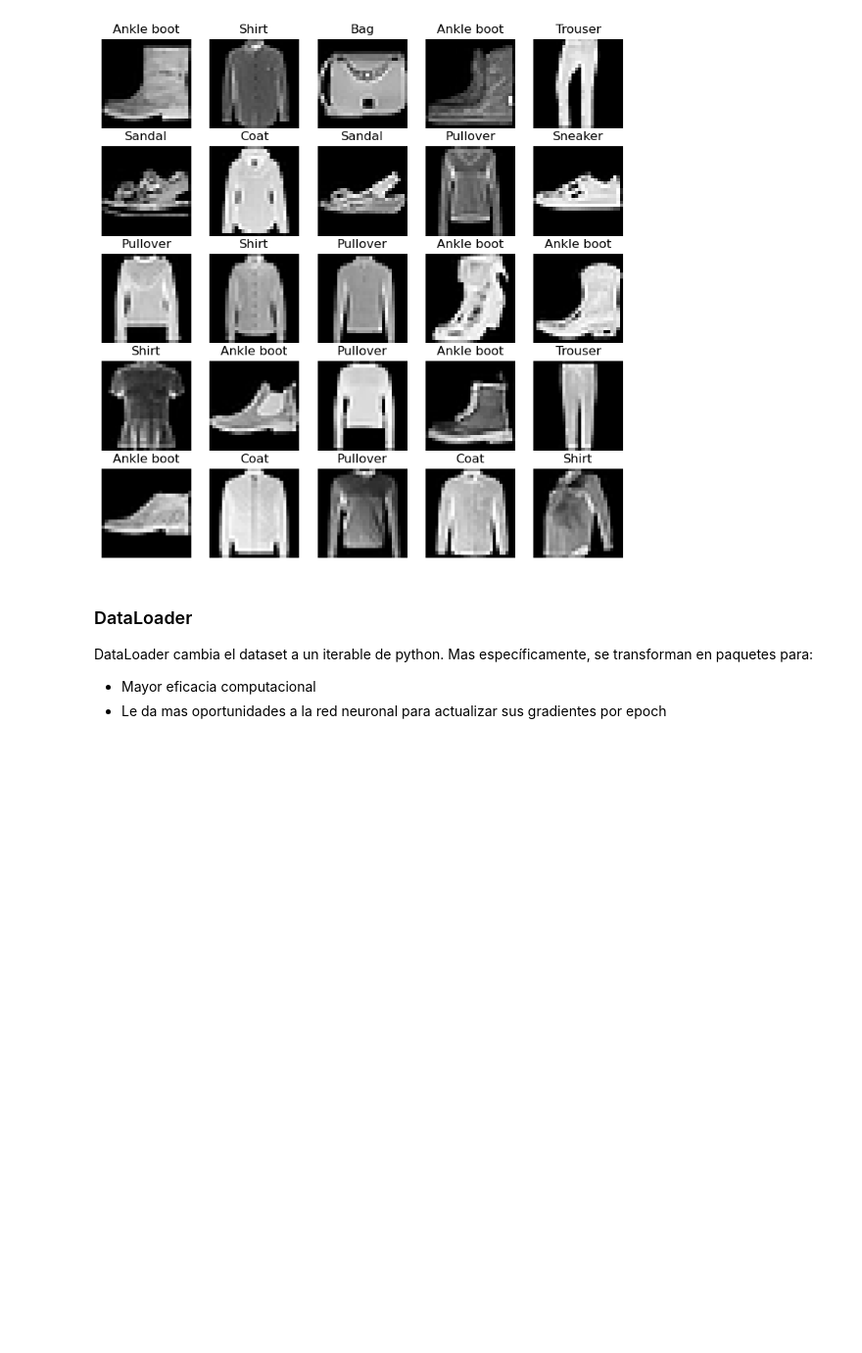
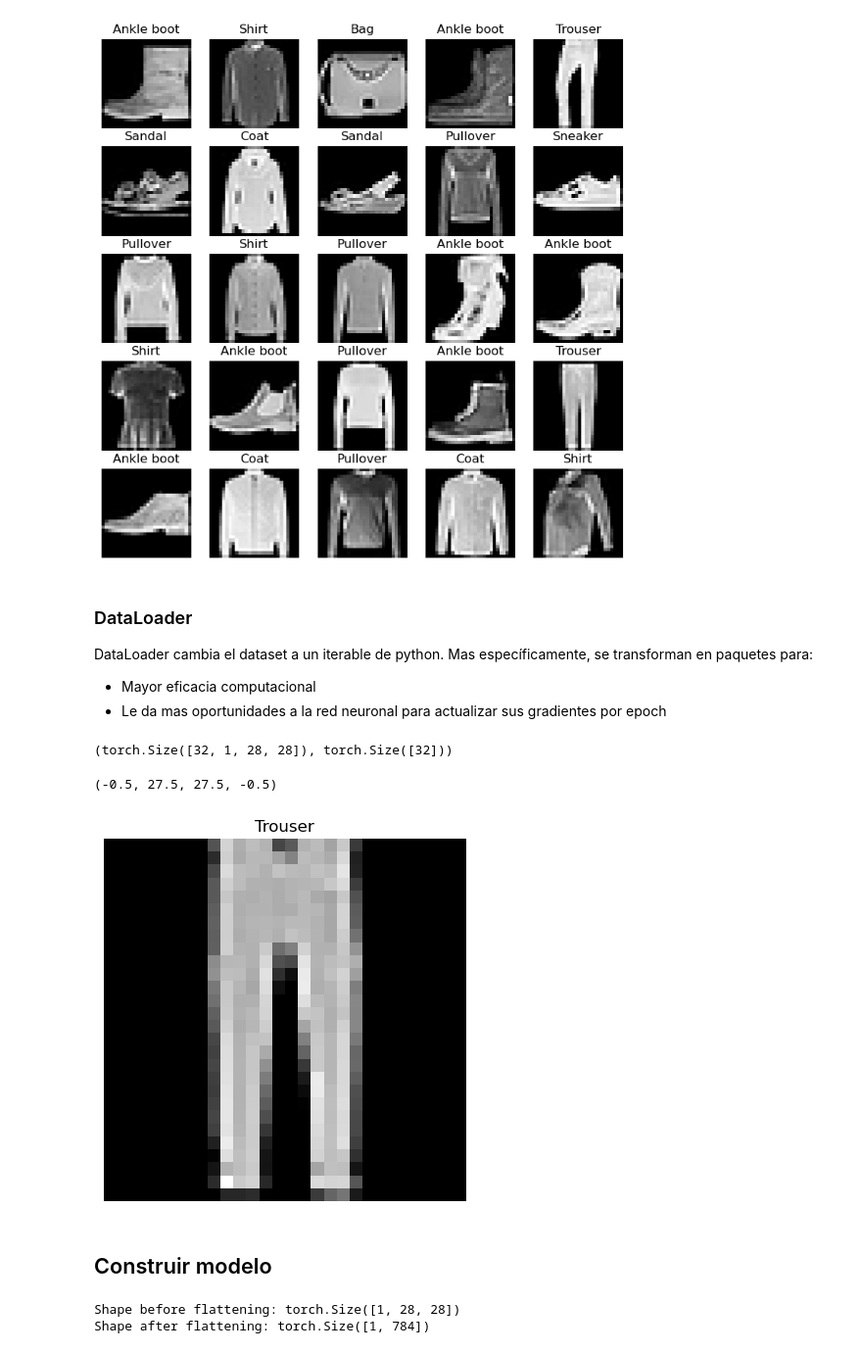
Before and after one commit to Joaqo99/Pytorch-tutorial, a Jupyter notebook: 03_Computer vision.ipynb, the cells around one changed output. Shown: that part at 98% size. Drawn from its saved outputs; the diff is of its cells as text; code cells hidden in the pictures; blank space fills up the shorter version.

Commit message:
Computer vision - Baseline model

```diff
--- a/03_Computer vision.ipynb
+++ b/03_Computer vision.ipynb
@@ -122,3 +122,34 @@ BATCH_SIZE = 32
 
 train_dataloader = DataLoader(dataset=train_data, batch_size=BATCH_SIZE, shuffle=True)
 test_dataloader = DataLoader(dataset=test_data, batch_size=BATCH_SIZE, shuffle=False)
+# %%
+train_features_batch , train_labels_batch = next(iter(train_dataloader))
+train_features_batch.shape , train_labels_batch.shape
+# %% [output]
+(torch.Size([32, 1, 28, 28]), torch.Size([32]))
+# %%
+torch.manual_seed(42)
+random_idx = torch.randint(0, len(train_features_batch), size=[1]).item()
+img, label = train_features_batch[random_idx], train_labels_batch[random_idx]
+plt.imshow(img.squeeze(), cmap="gray")
+plt.title(class_names[label])
+plt.axis(False)
+# %% [output]
+(-0.5, 27.5, 27.5, -0.5)
+[figure, added]
+# %% [markdown]
+## Construir modelo
+# %%
+flatten_model = nn.Flatten()
+
+# Get a single sample
+
+x = train_features_batch[0]
+
+output = flatten_model(x) #perfom forward pass
+
+print(f"Shape before flattening: {x.shape}")    #[color_channels, height, width]
+print(f"Shape after flattening: {output.shape}") #[color_channels, height*width]
+# %% [output]
+Shape before flattening: torch.Size([1, 28, 28])
+Shape after flattening: torch.Size([1, 784])
```
Also changed, not shown: parts of 9 cells of this notebook.
